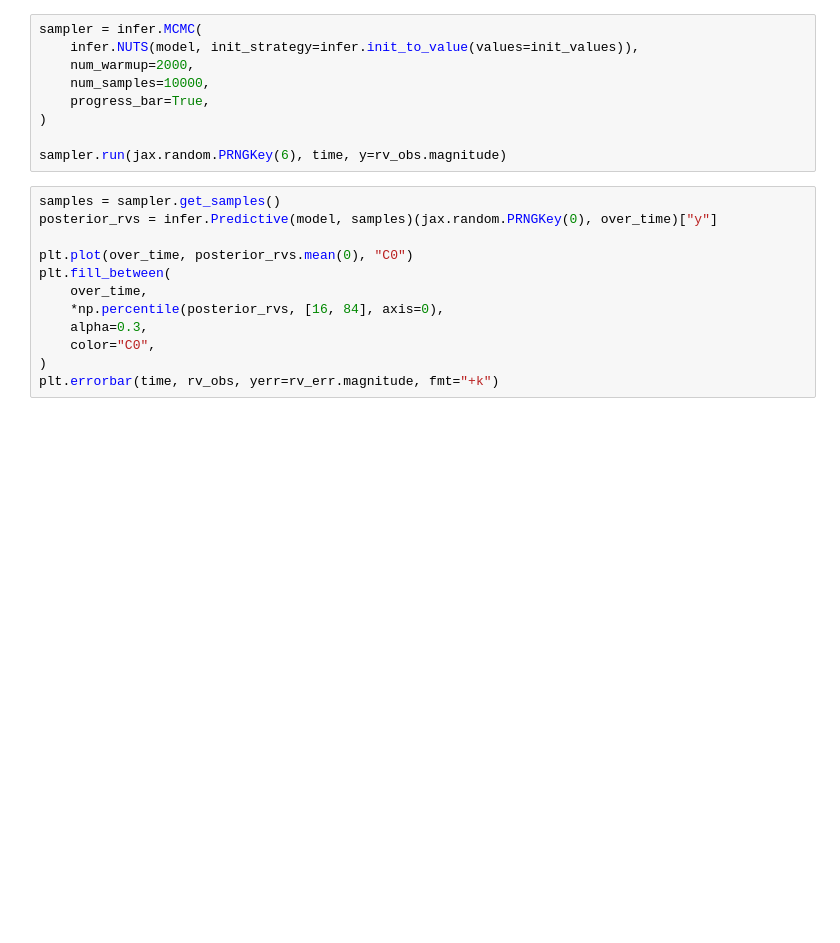
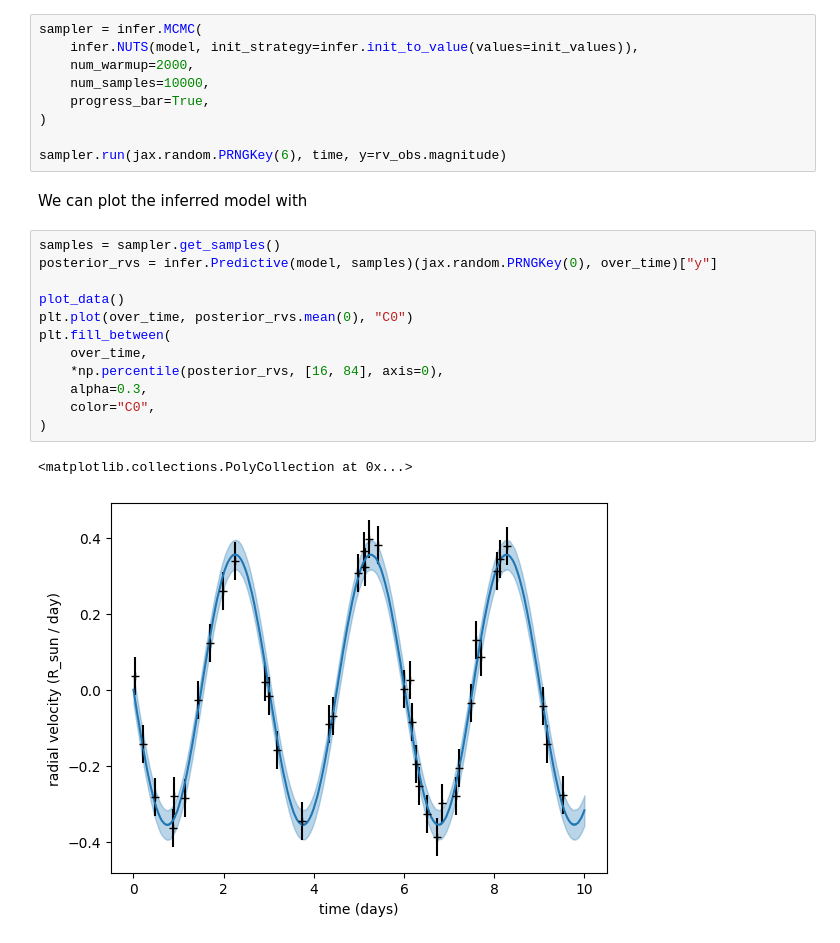
Before and after one commit to exoplanet-dev/jaxoplanet, a Jupyter notebook: docs/tutorials/rv.ipynb, the cells around one changed output. Saved outputs shown, nothing was run; the diff lists cells and outputs as text; blank space fills up the shorter version.

```diff
--- a/docs/tutorials/rv.ipynb
+++ b/docs/tutorials/rv.ipynb
@@ -74,15 +115,20 @@ sampler = infer.MCMC(
 )
 
 sampler.run(jax.random.PRNGKey(6), time, y=rv_obs.magnitude)
+# %% [markdown]
+We can plot the inferred model with
 # %%
 samples = sampler.get_samples()
 posterior_rvs = infer.Predictive(model, samples)(jax.random.PRNGKey(0), over_time)["y"]
 
+plot_data()
 plt.plot(over_time, posterior_rvs.mean(0), "C0")
 plt.fill_between(
     over_time,
     *np.percentile(posterior_rvs, [16, 84], axis=0),
     alpha=0.3,
     color="C0",
 )
-plt.errorbar(time, rv_obs, yerr=rv_err.magnitude, fmt="+k")
+# %% [output]
+<matplotlib.collections.PolyCollection at 0x...>
+[figure, added]
```
Also changed, not shown: parts of 16 cells of this notebook.
